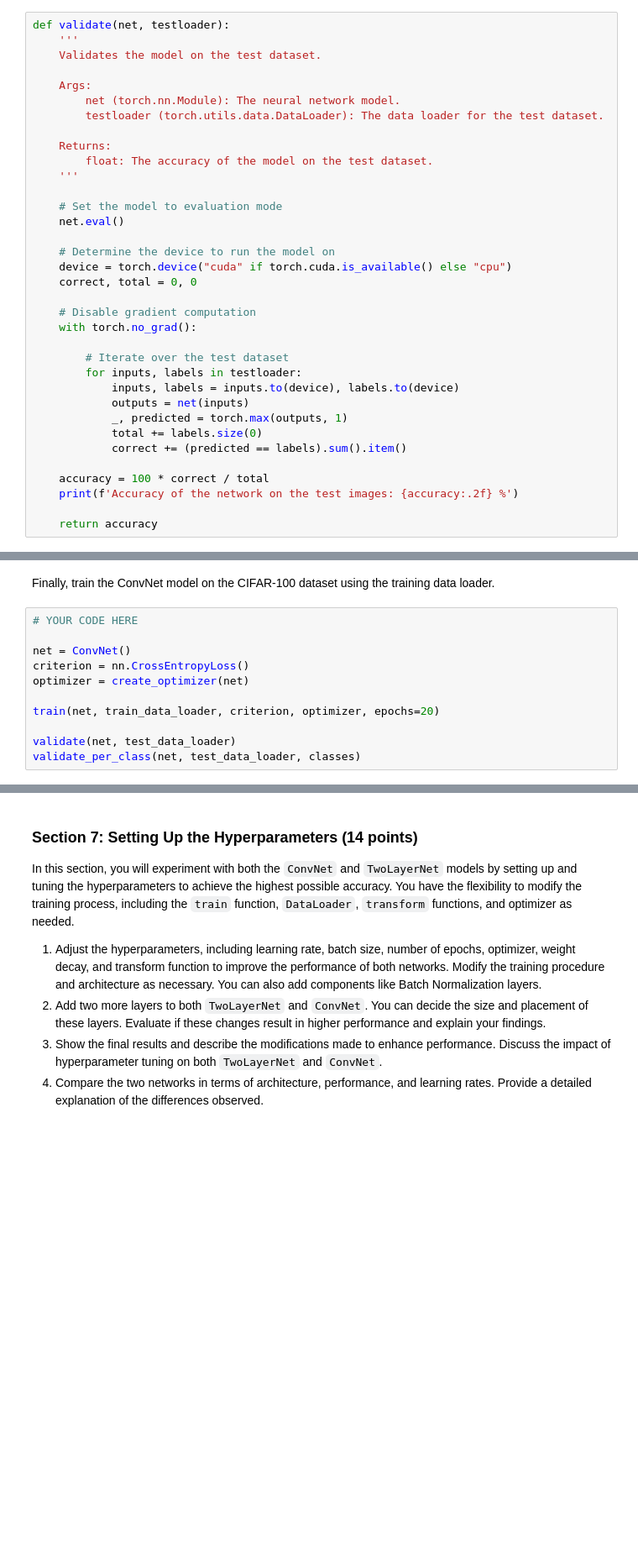
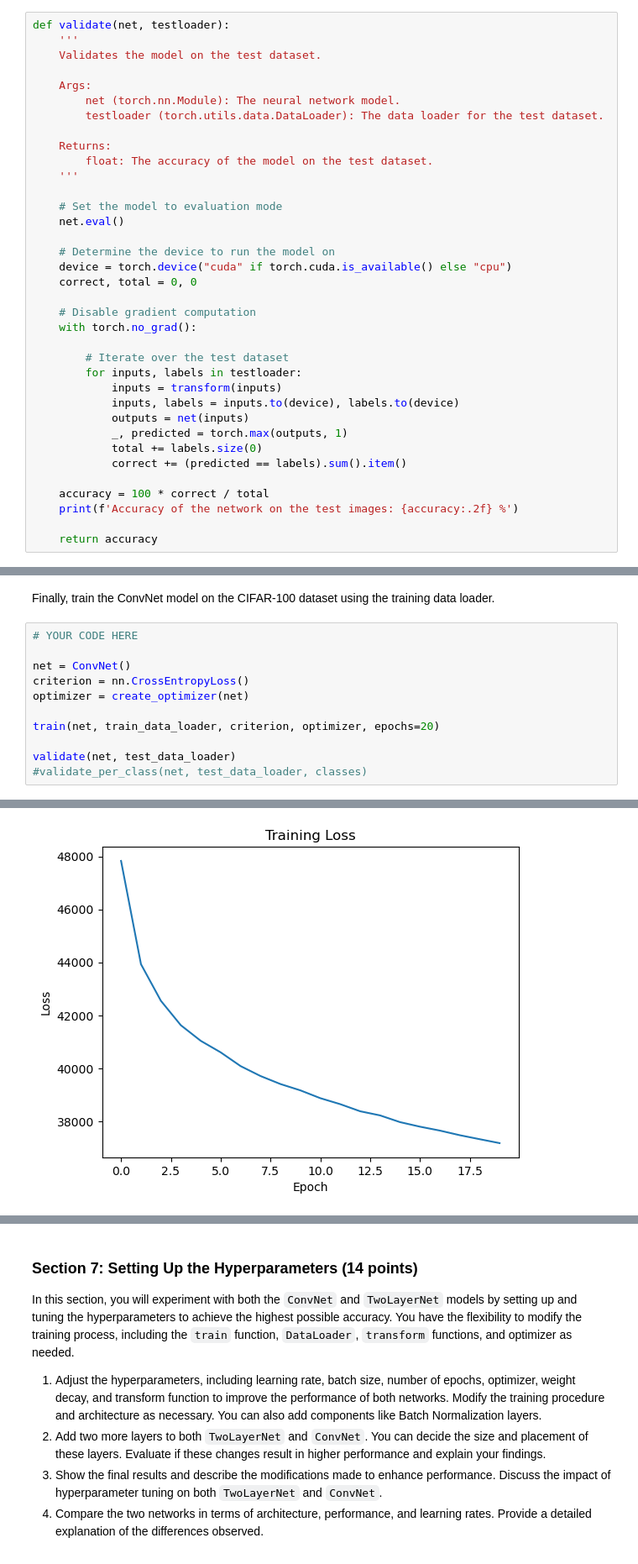
Before and after one commit to chaosido/cv1, a Jupyter notebook: final-lab/cv1-final-lab-part-2-main/cv1-final-lab-part-2-main/cv1-final-lab-part-2.ipynb, the cells around one changed output, grey strips where cells are left out. Shown at 84% size. Saved outputs shown, nothing was run; the diff lists cells and outputs as text; blank space fills up the shorter version.

```diff
--- a/final-lab/cv1-final-lab-part-2-main/cv1-final-lab-part-2-main/cv1-final-lab-part-2.ipynb
+++ b/final-lab/cv1-final-lab-part-2-main/cv1-final-lab-part-2-main/cv1-final-lab-part-2.ipynb
@@ -479,6 +479,7 @@ def validate(net, testloader):
 
         # Iterate over the test dataset
         for inputs, labels in testloader:
+            inputs = transform(inputs)
             inputs, labels = inputs.to(device), labels.to(device)
             outputs = net(inputs)
             _, predicted = torch.max(outputs, 1)
@@ -630,5 +640,5 @@ optimizer = create_optimizer(net)
 train(net, train_data_loader, criterion, optimizer, epochs=20)
 
 validate(net, test_data_loader)
-validate_per_class(net, test_data_loader, classes)
+#validate_per_class(net, test_data_loader, classes)
 # %% [output]
@@ -651,0 +665 @@ Accuracy of worm  : 11.00 %
+[figure, added]
```
Also changed, not shown: parts of 7 cells of this notebook, 2 other files.
